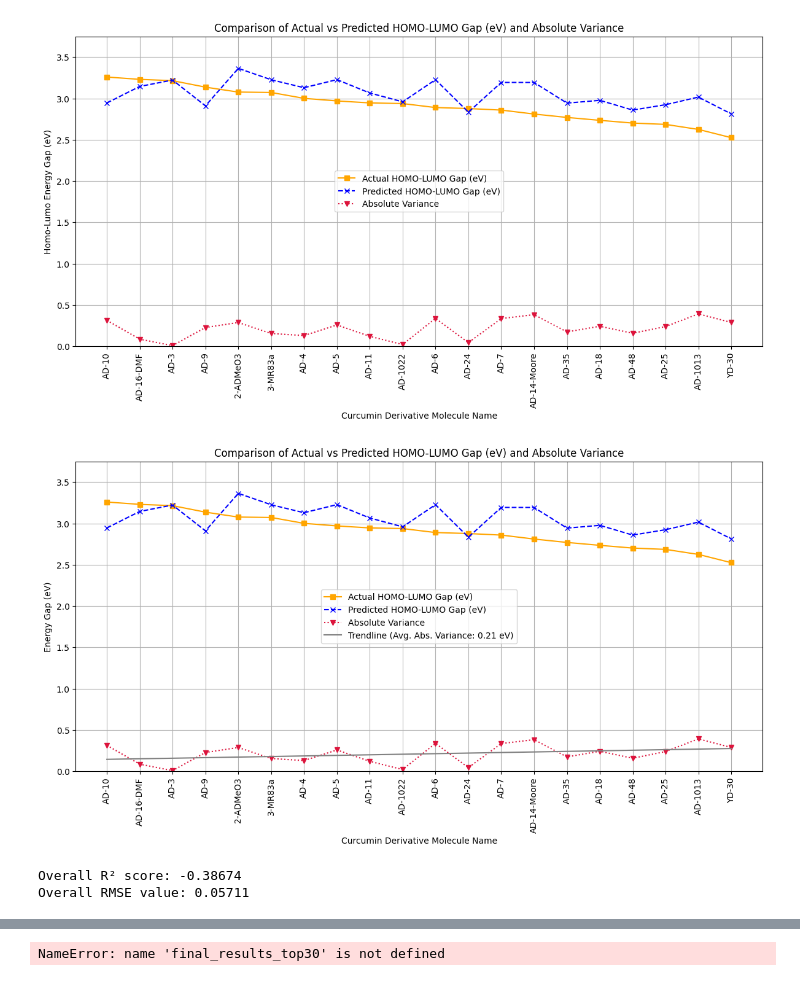
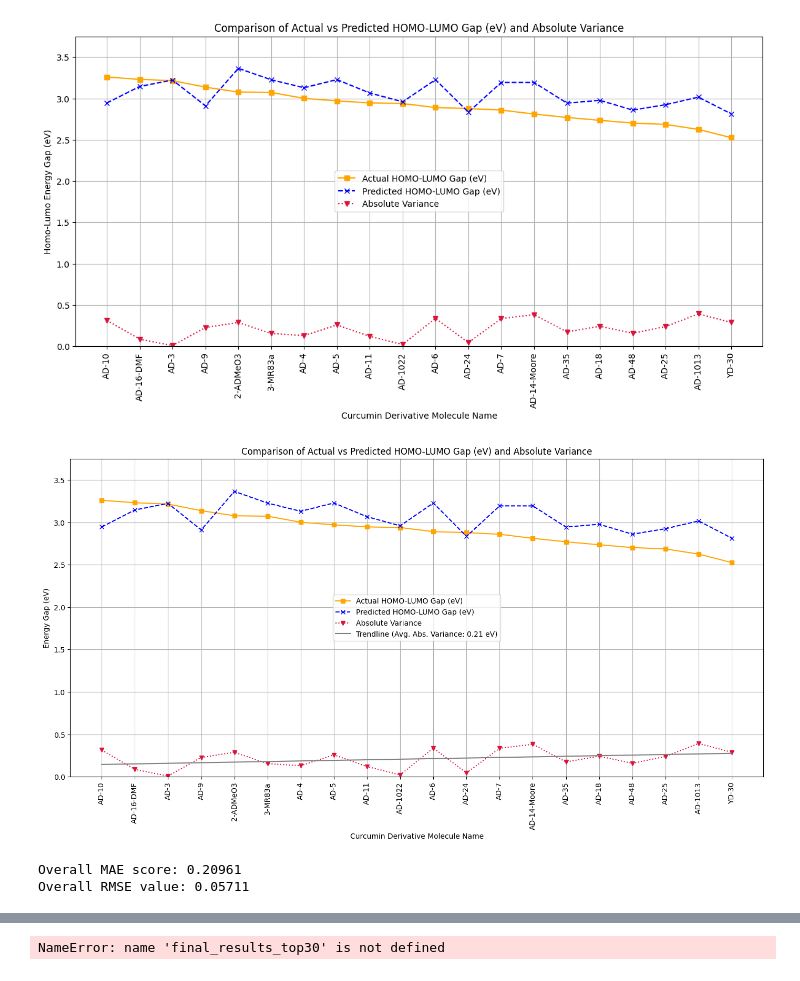
Before and after one commit to chamodpeiris/Curcumin_BendGap_Cheminfo, a Jupyter notebook: Cucumines/cucurmin_solutions/Solution04_RemovedMolecules/Phase02B_20MolSimilarity_Removed.ipynb, the cells around one changed output, grey strips where cells are left out. Drawn from its saved outputs; the diff is of its cells as text; code cells hidden in the pictures.

```diff
--- a/Cucumines/cucurmin_solutions/Solution04_RemovedMolecules/Phase02B_20MolSimilarity_Removed.ipynb
+++ b/Cucumines/cucurmin_solutions/Solution04_RemovedMolecules/Phase02B_20MolSimilarity_Removed.ipynb
@@ -596,43 +602,43 @@ trendline = np.polyval(coefficients, x)
 average_variance = y.mean()
 
 # Plotting the actual vs predicted energy gaps
-fig, ax1 = plt.subplots(figsize=(12, 6))
+fig, ax1 = plt.subplots(figsize=(14,7))
 
 # Plot the actual values
 ax1.plot(curcumin_df_mf['Molecule'], curcumin_df_mf['Homo-Lumo Gap (eV)'], marker='s', label='Actual HOMO-LUMO Gap (eV)', color='orange')
 
 # Plot the predicted values
 ax1.plot(curcumin_df_mf['Molecule'], curcumin_df_mf['Homo-Lumo Gap (eV) Predicted'], marker='x', linestyle='--', label='Predicted HOMO-LUMO Gap (eV)', color='blue')
 
 # Plot the absolute variance as a dotted line
 ax1.plot(curcumin_df_mf['Molecule'], curcumin_df_mf['absolute_variance'], marker='v', linestyle=':', label='Absolute Variance', color='crimson')
 
 # Plot the trendline for absolute variance
 ax1.plot(curcumin_df_mf['Molecule'], trendline, linestyle='-', color='grey', label=f'Trendline (Avg. Abs. Variance: {average_variance:.2f} eV)')
 
 # Set labels for the axes and the range
 ax1.set_xlabel('Curcumin Derivative Molecule Name')
 ax1.set_ylabel('Energy Gap (eV)')
 ax1.set_ylim([0, 3.75])  # Adjust the y-axis range as needed
 ax1.tick_params(axis='y')
 ax1.legend(loc='center')
 
 # Customize the plot
 plt.title('Comparison of Actual vs Predicted HOMO-LUMO Gap (eV) and Absolute Variance')
 plt.grid(True)
 plt.tight_layout()
 plt.xticks(rotation=90)
 
 # Show the plot
 plt.show()
 # %% [output]
-[figure, old version]
+[figure, new version]
 # %%
-from sklearn.metrics import r2_score, mean_squared_error
-overall_r2 = r2_score(curcumin_df_mf['Homo-Lumo Gap (eV)'], curcumin_df_mf['Homo-Lumo Gap (eV) Predicted'])
+from sklearn.metrics import mean_absolute_error, mean_squared_error
+overall_MAE = mean_absolute_error(curcumin_df_mf['Homo-Lumo Gap (eV)'], curcumin_df_mf['Homo-Lumo Gap (eV) Predicted'])
 overall_rmse = mean_squared_error(curcumin_df_mf['Homo-Lumo Gap (eV)'], curcumin_df_mf['Homo-Lumo Gap (eV) Predicted'])
-print(f"Overall R² score: {overall_r2:.5f}")
+print(f"Overall MAE score: {overall_MAE:.5f}")
 print(f"Overall RMSE value: {overall_rmse:.5f}")
 # %% [output]
-Overall R² score: -0.38674
+Overall MAE score: 0.20961
 Overall RMSE value: 0.05711
```
Also changed, not shown: parts of 8 cells of this notebook, 2 other files.
